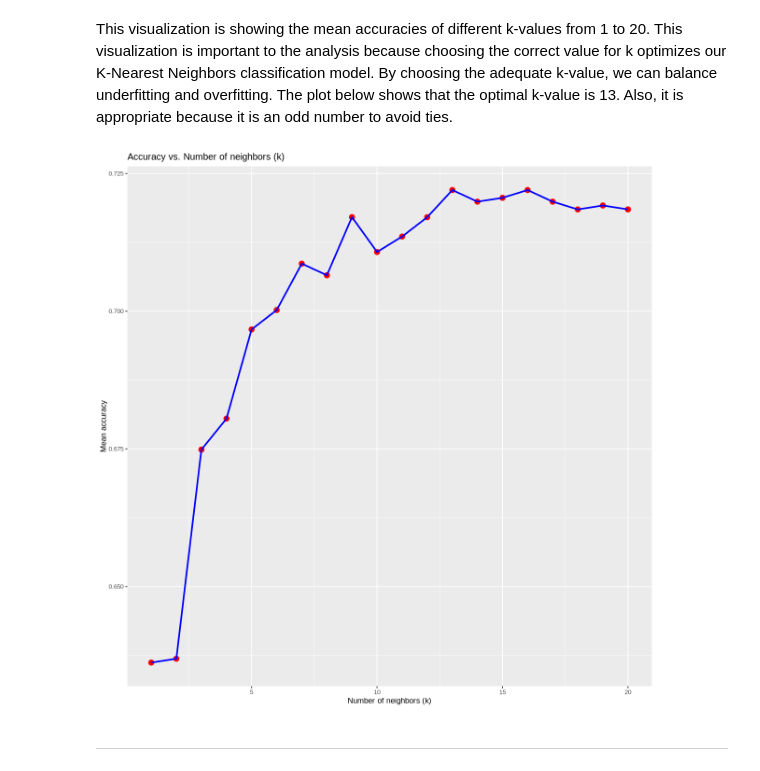
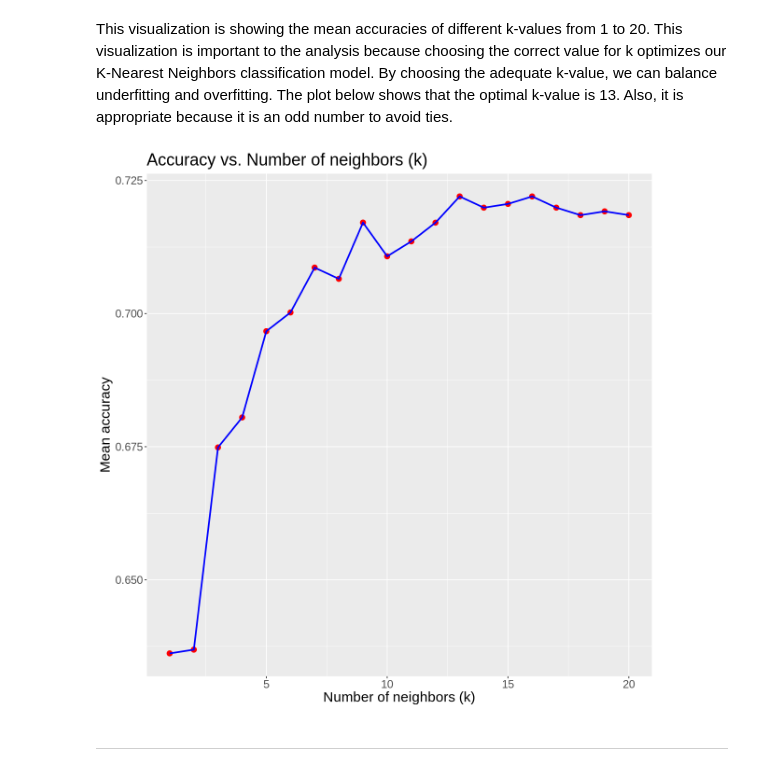
Before and after one commit to cynthyal/dsci-100-project-cynthya-lou, a Jupyter notebook: dsci-100-project-notebook.ipynb, the cells around one changed output. Cells and saved outputs as stored; diff of their text form; code cells hidden in the pictures.

```diff
--- a/dsci-100-project-notebook.ipynb
+++ b/dsci-100-project-notebook.ipynb
@@ -550,15 +550,15 @@ This visualization is showing the mean accuracies of different k-values from 1 t
 # %%
 accuracy_plot <- accuracies_training |>
     ggplot(aes(x = neighbors, y = mean)) + # use ggplot to visualize and put the number of neighbors to the x-axis and mean accuracy to the y-axis
         geom_point(size = 3, color = "red") + # add points for each tested k-value
         geom_line(linewidth = 1, color = "blue") + # connect the points with a line
         labs(title = "Accuracy vs. Number of neighbors (k)", # add a clear title and labels
                 x = "Number of neighbors (k)",
                 y = "Mean accuracy") +
-        theme(text = element_text(size = 10)) # increase the font size
+        theme(text = element_text(size = 18)) # increase the font size
 accuracy_plot
 # %% [output]
-[figure, old version]
+[figure, new version]
 # %% [markdown]
 -----
 # %% [markdown]
```
Also changed, not shown: parts of 4 cells of this notebook.
